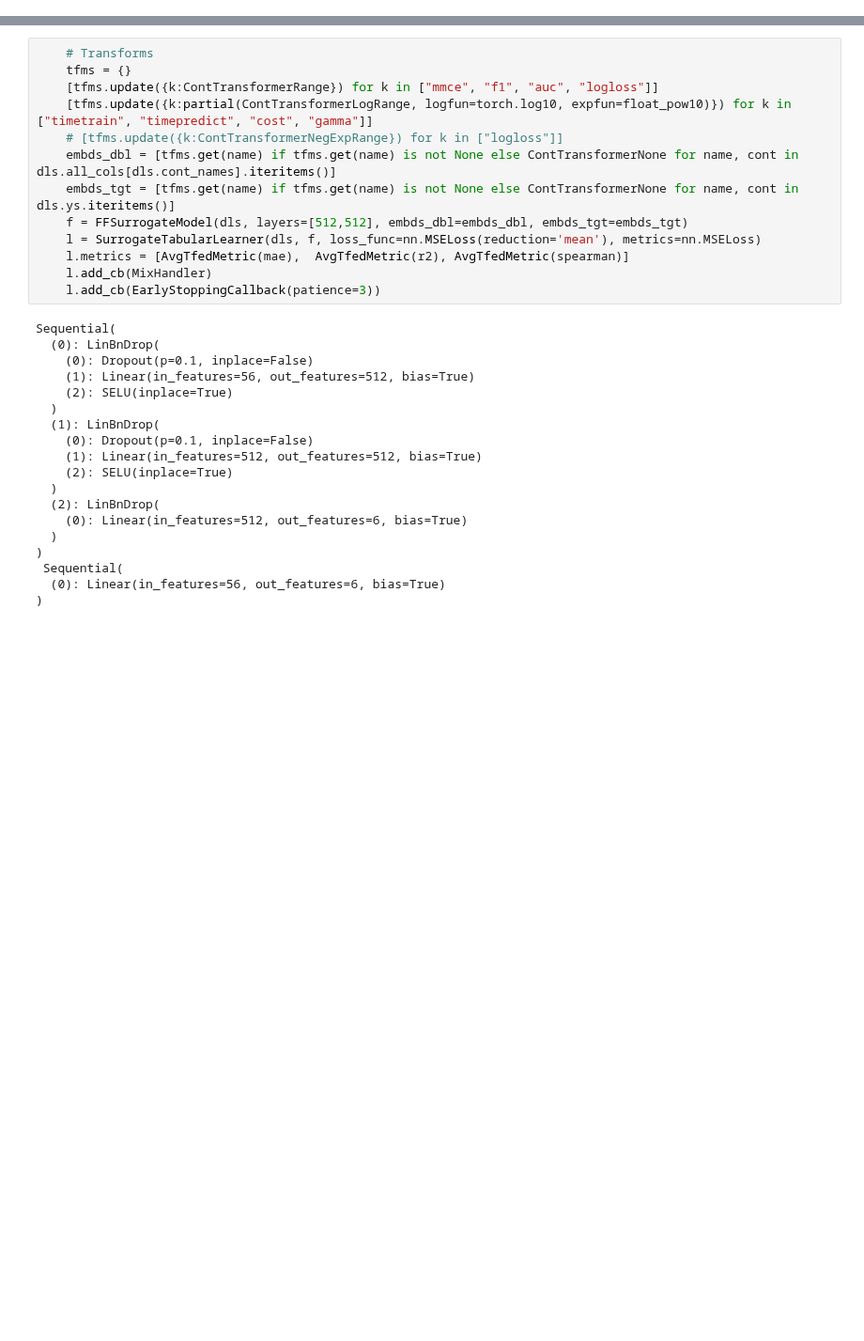
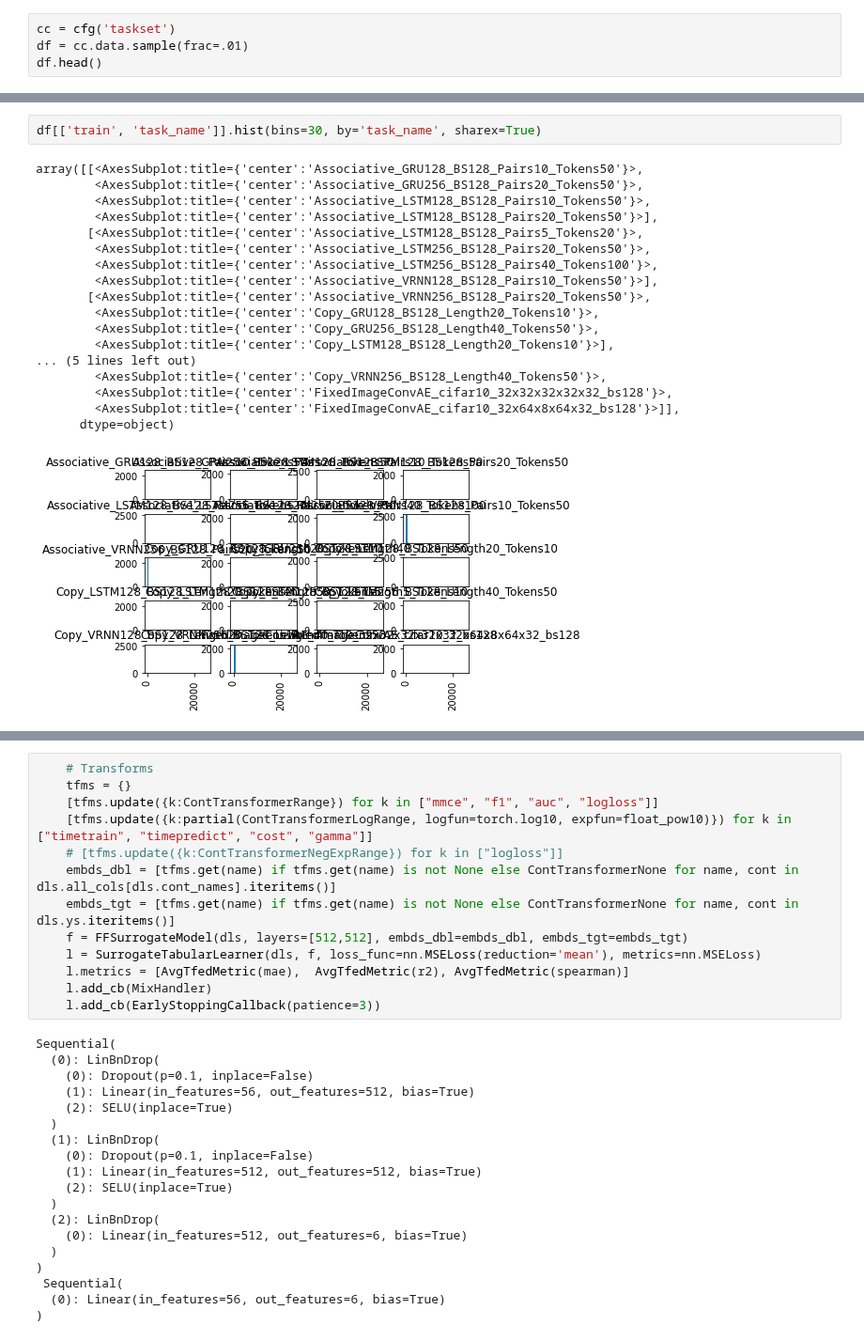
Before and after one commit to slds-lmu/yahpo_gym, a Jupyter notebook: yahpo_gym/notebooks/fit_surrogate.ipynb, the cells around one changed output, grey strips where cells are left out. Shown at 94% size. Drawn from its saved outputs; the diff is of its cells as text; blank space fills up the shorter version.

```diff
--- a/yahpo_gym/notebooks/fit_surrogate.ipynb
+++ b/yahpo_gym/notebooks/fit_surrogate.ipynb
@@ -16,0 +18,4 @@ dls = dl_from_config(cc, bs=2048)
+# %%
+cc = cfg('taskset')
+df = cc.data.sample(frac=.01)
+df.head()
@@ -16,0 +29,21 @@ dls = dl_from_config(cc, bs=2048)
+# %%
+df[['train', 'task_name']].hist(bins=30, by='task_name', sharex=True)
+# %% [output]
+array([[<AxesSubplot:title={'center':'Associative_GRU128_BS128_Pairs10_Tokens50'}>,
+        <AxesSubplot:title={'center':'Associative_GRU256_BS128_Pairs20_Tokens50'}>,
+        <AxesSubplot:title={'center':'Associative_LSTM128_BS128_Pairs10_Tokens50'}>,
+        <AxesSubplot:title={'center':'Associative_LSTM128_BS128_Pairs20_Tokens50'}>],
+       [<AxesSubplot:title={'center':'Associative_LSTM128_BS128_Pairs5_Tokens20'}>,
+        <AxesSubplot:title={'center':'Associative_LSTM256_BS128_Pairs20_Tokens50'}>,
+        <AxesSubplot:title={'center':'Associative_LSTM256_BS128_Pairs40_Tokens100'}>,
+        <AxesSubplot:title={'center':'Associative_VRNN128_BS128_Pairs10_Tokens50'}>],
+       [<AxesSubplot:title={'center':'Associative_VRNN256_BS128_Pairs20_Tokens50'}>,
+        <AxesSubplot:title={'center':'Copy_GRU128_BS128_Length20_Tokens10'}>,
+        <AxesSubplot:title={'center':'Copy_GRU256_BS128_Length40_Tokens50'}>,
+        <AxesSubplot:title={'center':'Copy_LSTM128_BS128_Length20_Tokens10'}>],
+... (5 lines left out)
+        <AxesSubplot:title={'center':'Copy_VRNN256_BS128_Length40_Tokens50'}>,
+        <AxesSubplot:title={'center':'FixedImageConvAE_cifar10_32x32x32x32x32_bs128'}>,
+        <AxesSubplot:title={'center':'FixedImageConvAE_cifar10_32x64x8x64x32_bs128'}>]],
+      dtype=object)
+[figure, added]
```
Also changed, not shown: parts of 5 cells of this notebook, 6 other files.
